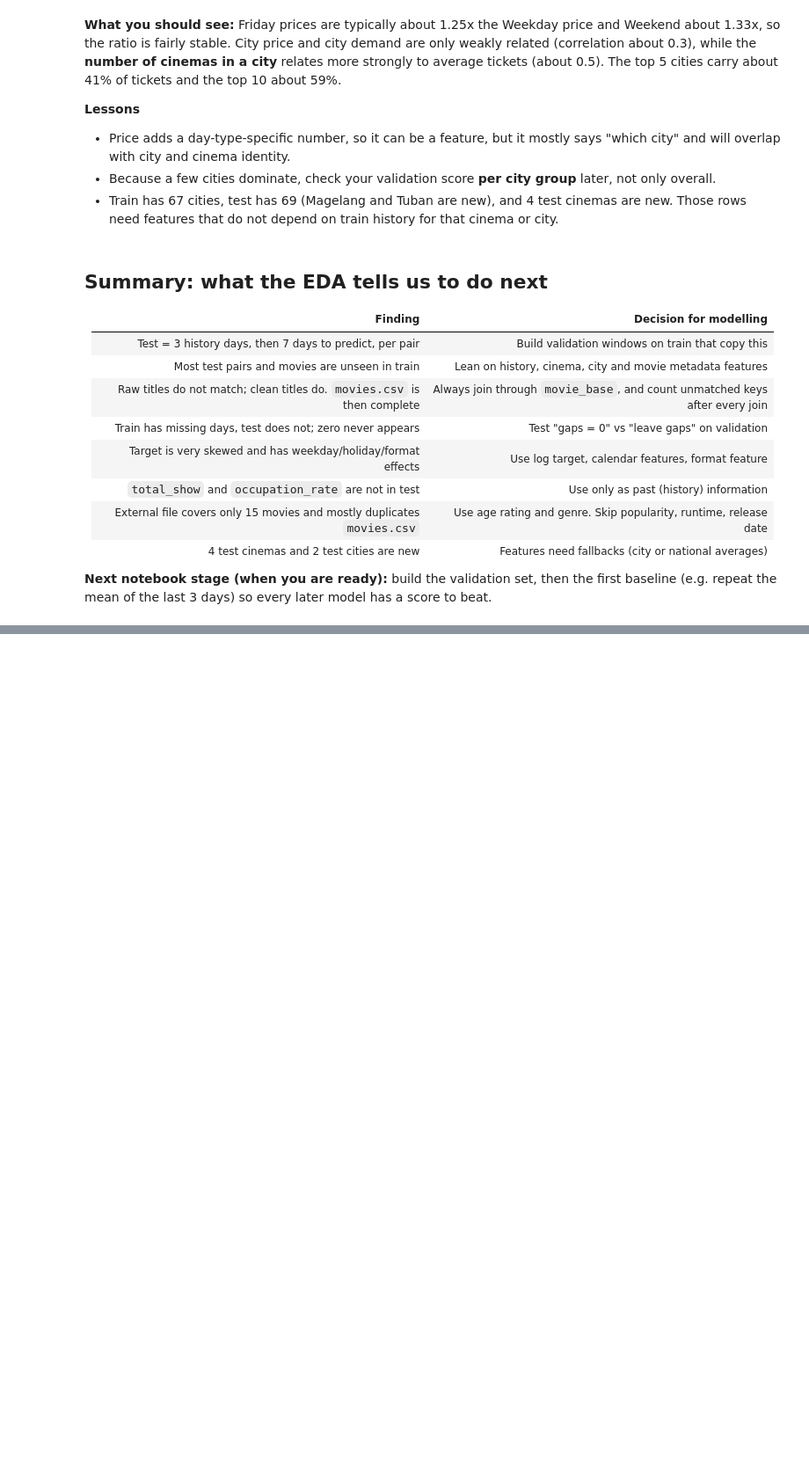
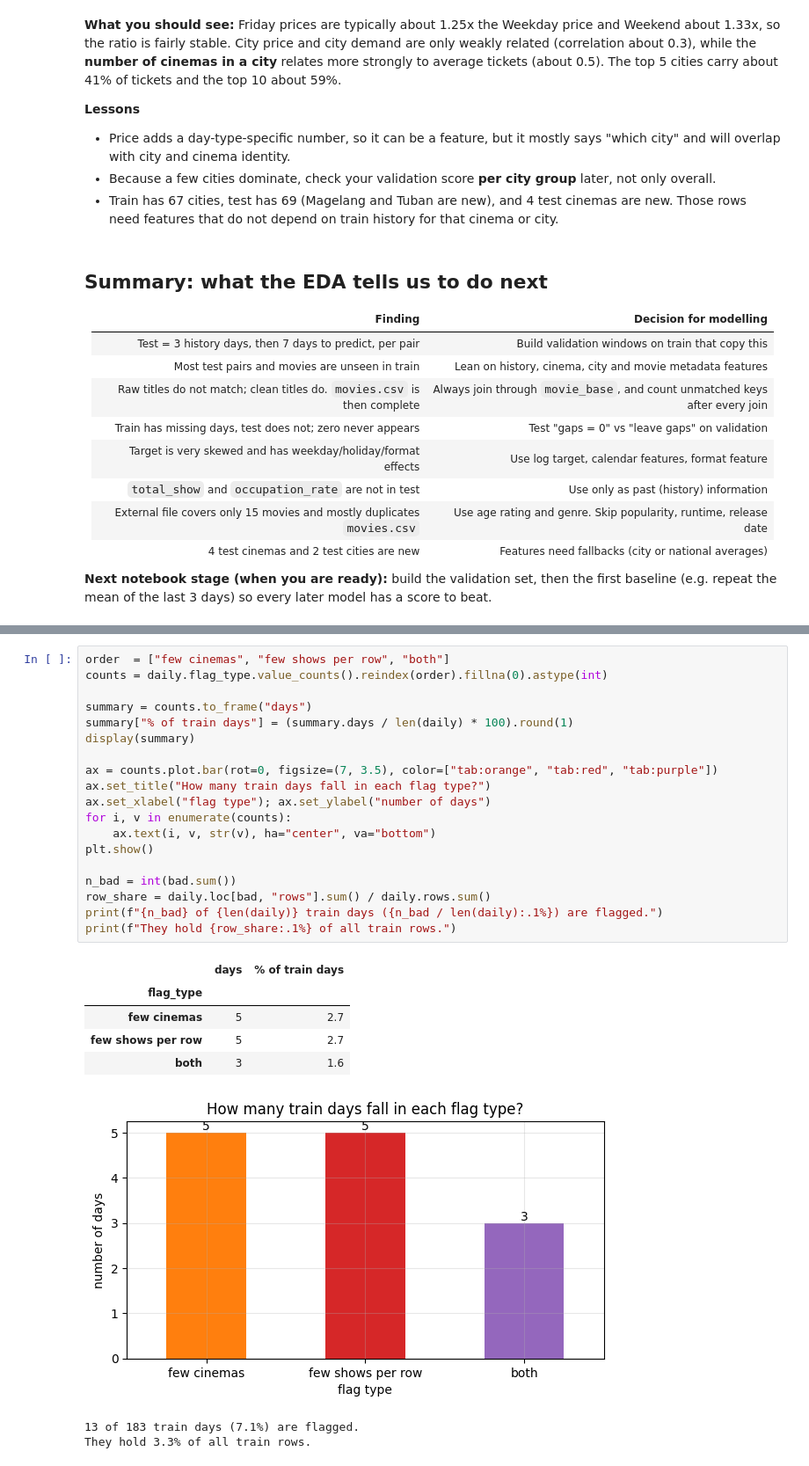
Before and after one commit to brknzzz/harga-tiket-bioskop, a Jupyter notebook: main-2.ipynb, the cells around one changed output, grey strips where cells are left out. Shown at 88% size. Drawn from its saved outputs; the diff is of its cells as text; blank space fills up the shorter version.

```diff
--- a/main-2.ipynb
+++ b/main-2.ipynb
@@ -610,0 +713,28 @@ plt.tight_layout(); plt.show()
+# %%
+order  = ["few cinemas", "few shows per row", "both"]
+counts = daily.flag_type.value_counts().reindex(order).fillna(0).astype(int)
+
+summary = counts.to_frame("days")
+summary["% of train days"] = (summary.days / len(daily) * 100).round(1)
+display(summary)
+
+ax = counts.plot.bar(rot=0, figsize=(7, 3.5), color=["tab:orange", "tab:red", "tab:purple"])
+ax.set_title("How many train days fall in each flag type?")
+ax.set_xlabel("flag type"); ax.set_ylabel("number of days")
+for i, v in enumerate(counts):
+    ax.text(i, v, str(v), ha="center", va="bottom")
+plt.show()
+
+n_bad = int(bad.sum())
+row_share = daily.loc[bad, "rows"].sum() / daily.rows.sum()
+print(f"{n_bad} of {len(daily)} train days ({n_bad / len(daily):.1%}) are flagged.")
+print(f"They hold {row_share:.1%} of all train rows.")
+# %% [output]
+|  | days | % of train days |
+| flag_type |  |  |
+| few cinemas | 5 | 2.7 |
+| few shows per row | 5 | 2.7 |
+| both | 3 | 1.6 |
+[figure, added]
+13 of 183 train days (7.1%) are flagged.
+They hold 3.3% of all train rows.
```
Also changed, not shown: parts of 15 cells of this notebook.
